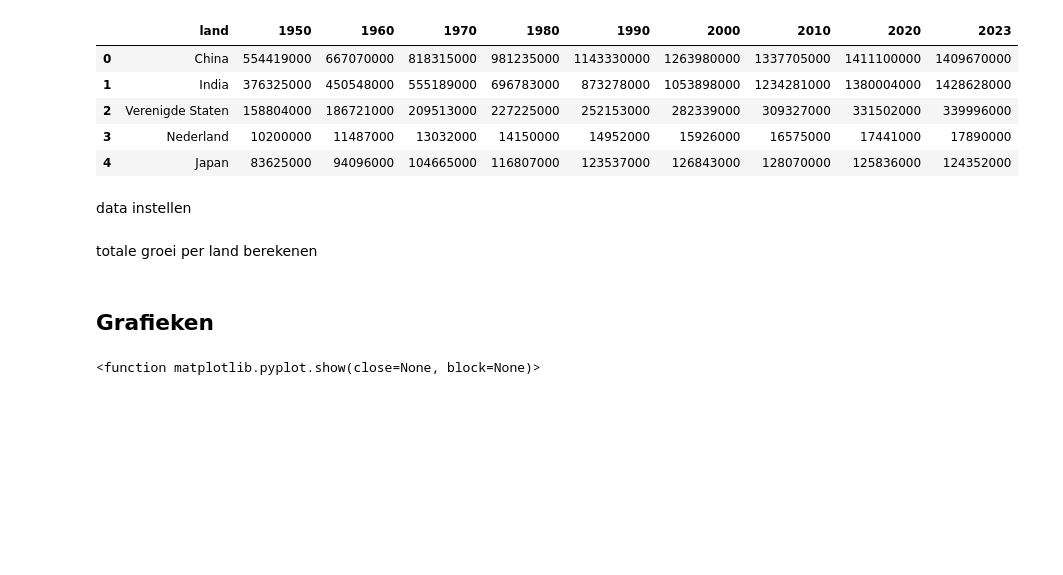
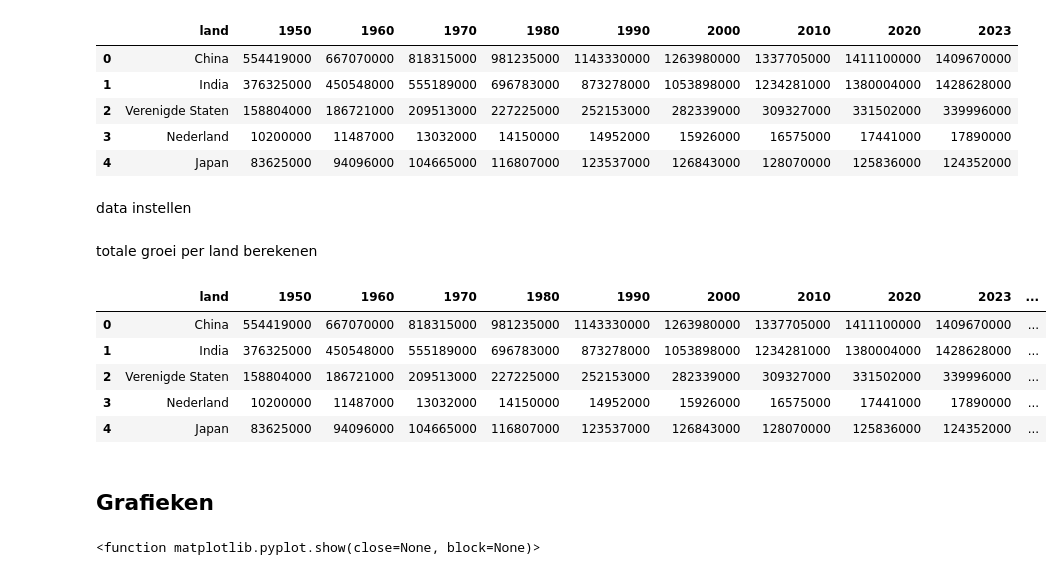
Before and after one commit to 268mdg/weersdata-analyse, a Jupyter notebook: notebooks/wereldbevolking.ipynb, the cells around one changed output. Saved outputs shown, nothing was run; the diff lists cells and outputs as text; code cells hidden in the pictures; blank space fills up the shorter version.

```diff
--- a/notebooks/wereldbevolking.ipynb
+++ b/notebooks/wereldbevolking.ipynb
@@ -42,3 +37,12 @@ df['totale_groei'] = [totale_groei_China, totale_groei_India, totale_groei_Veren
+# %%
+df
+# %% [output]
+|  | land | 1950 | 1960 | 1970 | 1980 | 1990 | 2000 | 2010 | 2020 | 2023 | ... |
+| 0 | China | 554419000 | 667070000 | 818315000 | 981235000 | 1143330000 | 1263980000 | 1337705000 | 1411100000 | 1409670000 | ... |
+| 1 | India | 376325000 | 450548000 | 555189000 | 696783000 | 873278000 | 1053898000 | 1234281000 | 1380004000 | 1428628000 | ... |
+| 2 | Verenigde Staten | 158804000 | 186721000 | 209513000 | 227225000 | 252153000 | 282339000 | 309327000 | 331502000 | 339996000 | ... |
+| 3 | Nederland | 10200000 | 11487000 | 13032000 | 14150000 | 14952000 | 15926000 | 16575000 | 17441000 | 17890000 | ... |
+| 4 | Japan | 83625000 | 94096000 | 104665000 | 116807000 | 123537000 | 126843000 | 128070000 | 125836000 | 124352000 | ... |
 # %% [markdown]
 ## Grafieken
 # %%
```
Also changed, not shown: parts of 4 cells of this notebook.
